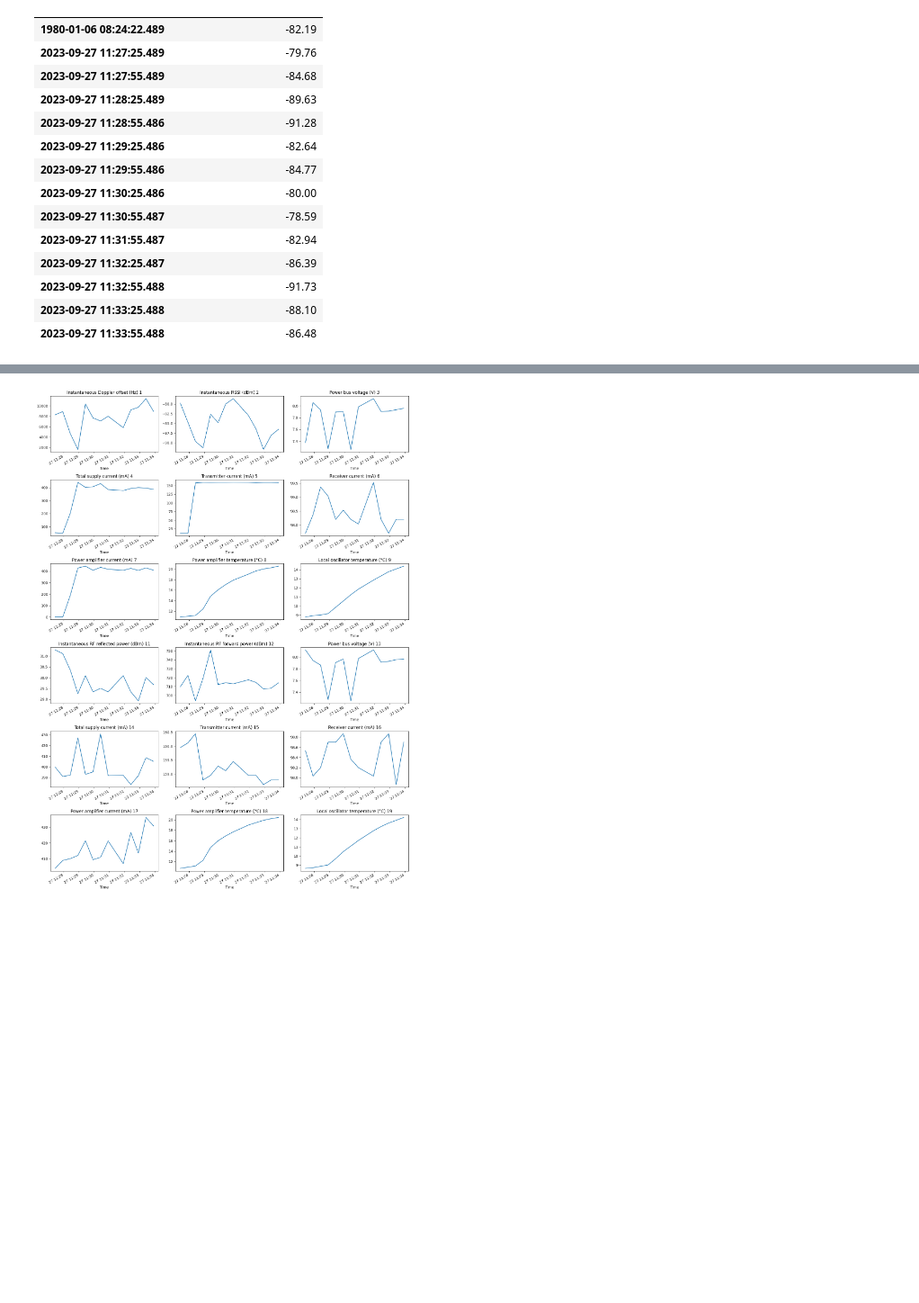
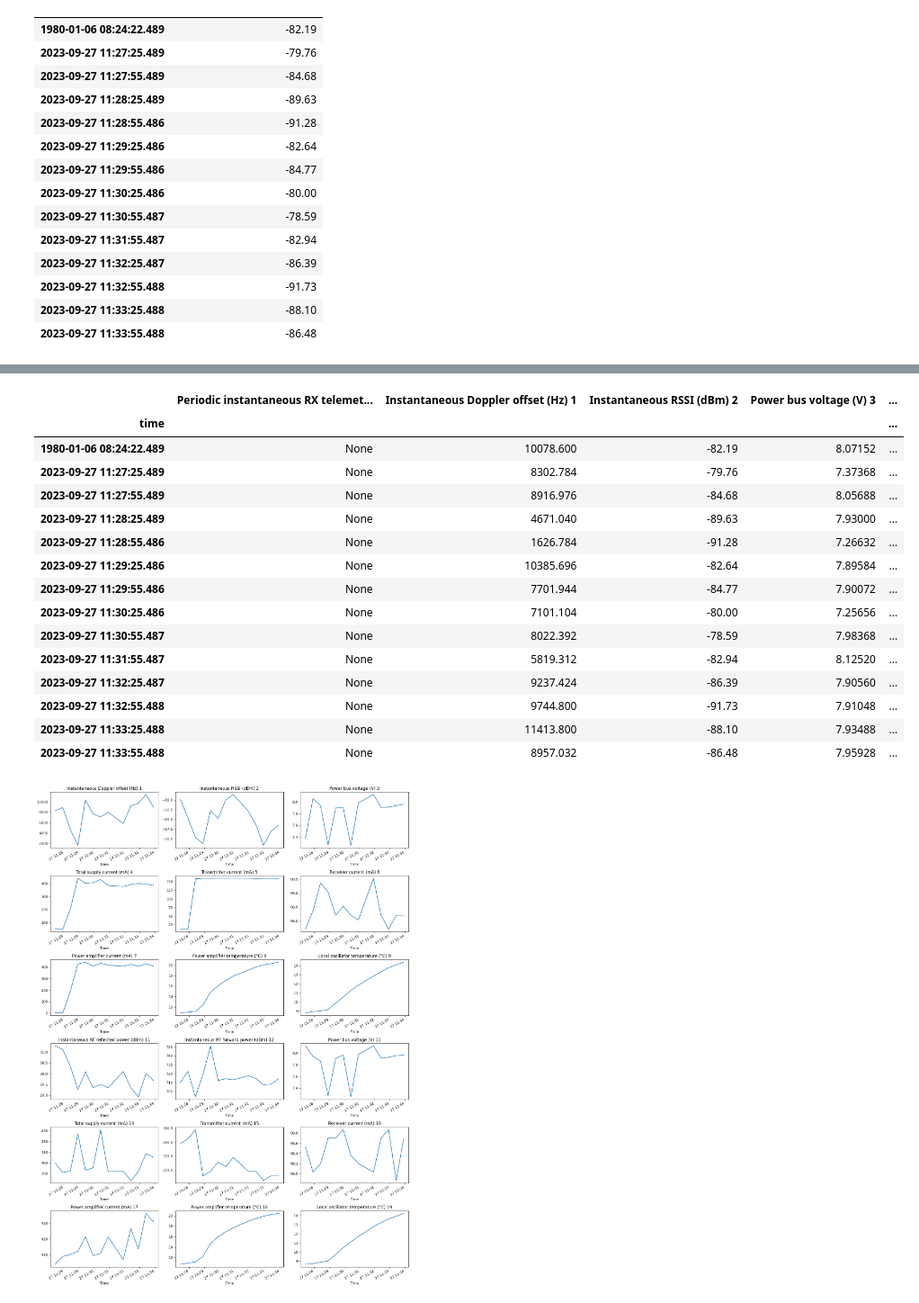
Before and after one commit to leoluga/PythonProjectCEI_Leonardo, a Jupyter notebook: join_binary_to_ods.ipynb, the cells around one changed output, grey strips where cells are left out. Shown at 90% size. Saved outputs shown, nothing was run; the diff lists cells and outputs as text; code cells hidden in the pictures; blank space fills up the shorter version.

```diff
--- a/join_binary_to_ods.ipynb
+++ b/join_binary_to_ods.ipynb
@@ -152,2 +202,21 @@ for apid in df['apid'].unique():
+# %%
+apid_df_dict['0x8']
+# %% [output]
+|  | Periodic instantaneous RX telemet... | Instantaneous Doppler offset (Hz) 1 | Instantaneous RSSI (dBm) 2 | Power bus voltage (V) 3 | ... |
+| time |  |  |  |  | ... |
+| 1980-01-06 08:24:22.489 | None | 10078.600 | -82.19 | 8.07152 | ... |
+| 2023-09-27 11:27:25.489 | None | 8302.784 | -79.76 | 7.37368 | ... |
+| 2023-09-27 11:27:55.489 | None | 8916.976 | -84.68 | 8.05688 | ... |
+| 2023-09-27 11:28:25.489 | None | 4671.040 | -89.63 | 7.93000 | ... |
+| 2023-09-27 11:28:55.486 | None | 1626.784 | -91.28 | 7.26632 | ... |
+| 2023-09-27 11:29:25.486 | None | 10385.696 | -82.64 | 7.89584 | ... |
+| 2023-09-27 11:29:55.486 | None | 7701.944 | -84.77 | 7.90072 | ... |
+| 2023-09-27 11:30:25.486 | None | 7101.104 | -80.00 | 7.25656 | ... |
+| 2023-09-27 11:30:55.487 | None | 8022.392 | -78.59 | 7.98368 | ... |
+| 2023-09-27 11:31:55.487 | None | 5819.312 | -82.94 | 8.12520 | ... |
+| 2023-09-27 11:32:25.487 | None | 9237.424 | -86.39 | 7.90560 | ... |
+| 2023-09-27 11:32:55.488 | None | 9744.800 | -91.73 | 7.91048 | ... |
+| 2023-09-27 11:33:25.488 | None | 11413.800 | -88.10 | 7.93488 | ... |
+| 2023-09-27 11:33:55.488 | None | 8957.032 | -86.48 | 7.95928 | ... |
 # %%
 from matplotlib import pyplot as plt
```
Also changed, not shown: parts of 5 cells of this notebook, 7 other files.
